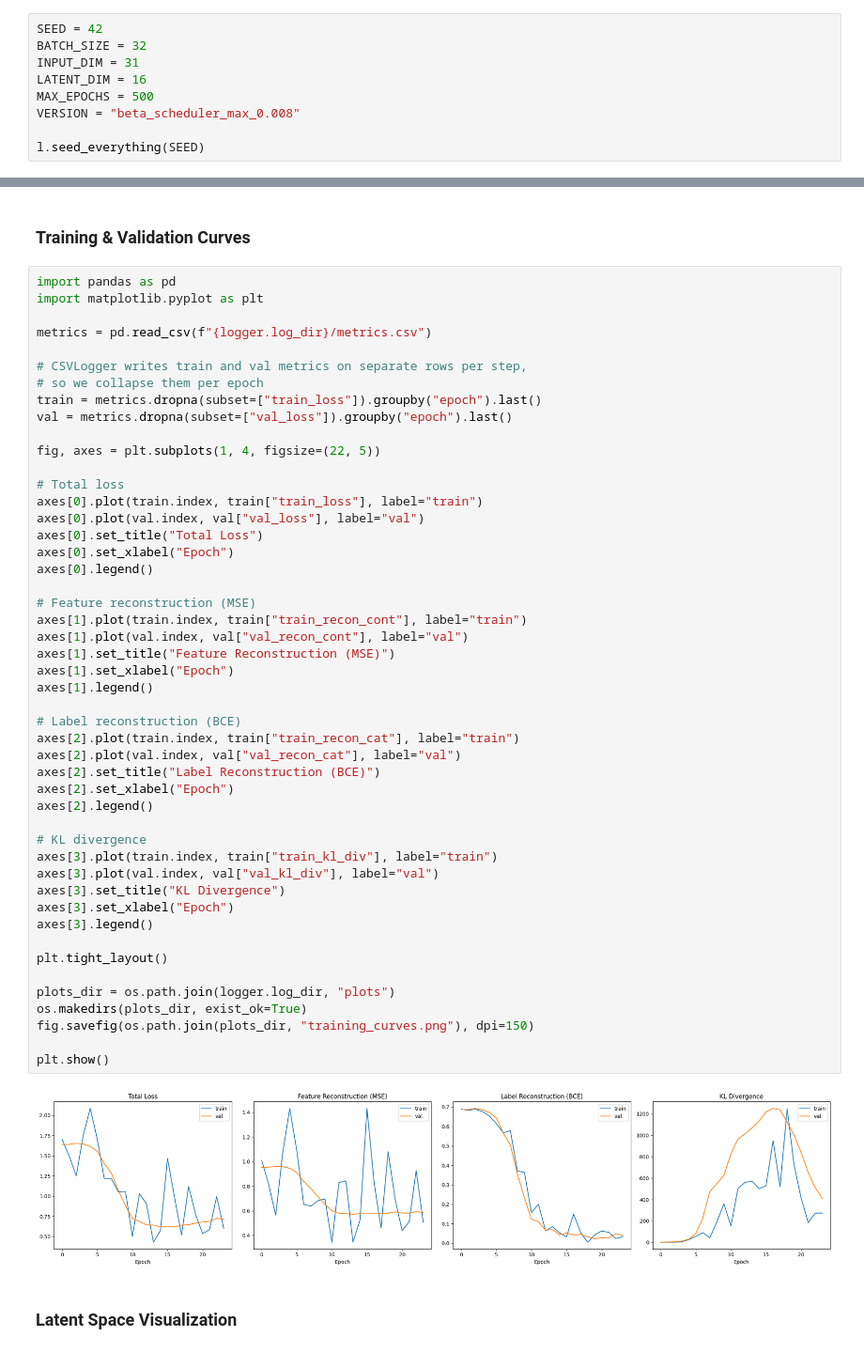
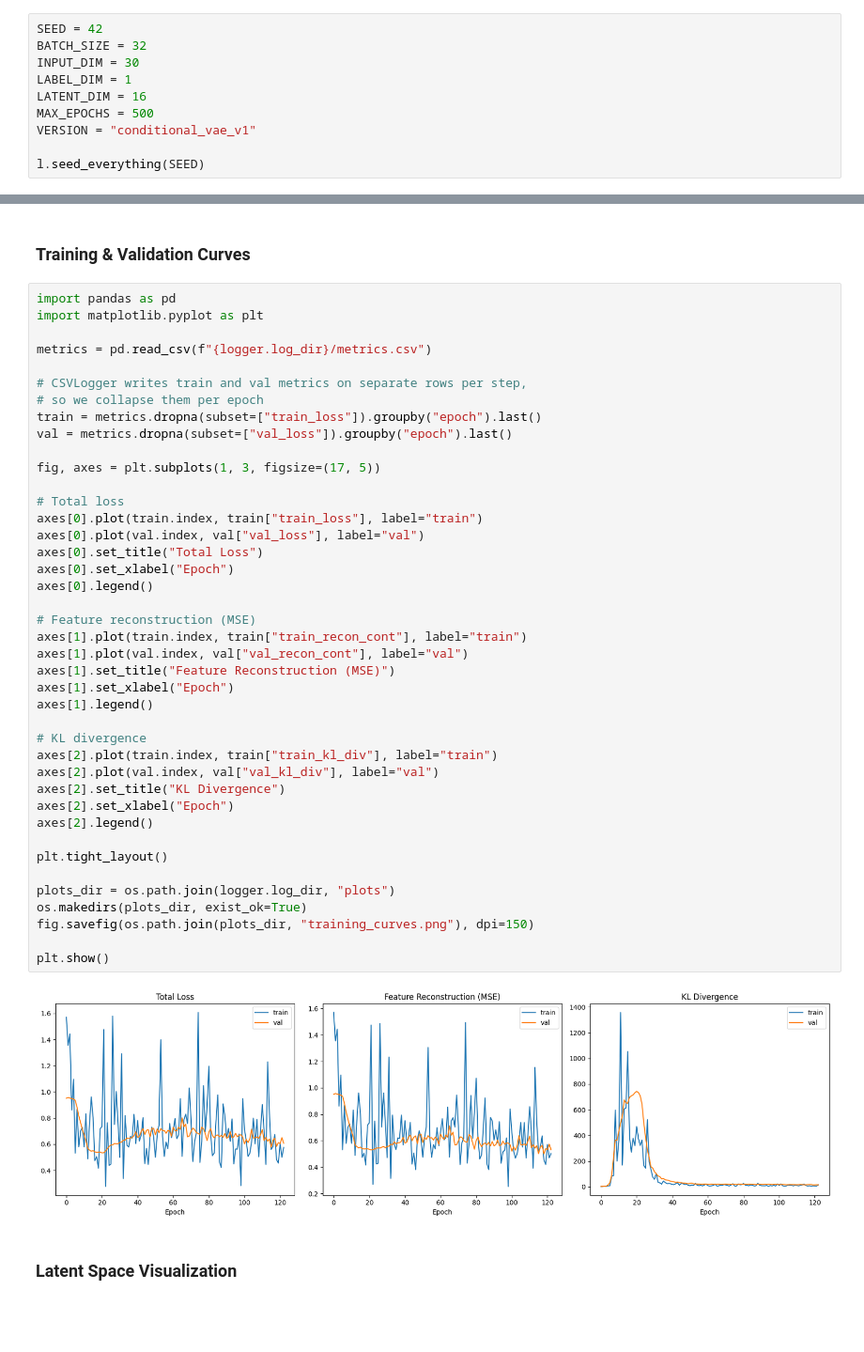
Before and after one commit to gavinkornitsky/DS4420_Project, a Jupyter notebook: train.ipynb, the cells around one changed output, grey strips where cells are left out. Shown at 94% size. Saved outputs shown, nothing was run; the diff lists cells and outputs as text; blank space fills up the shorter version.

Commit message:
conditional vae

```diff
--- a/train.ipynb
+++ b/train.ipynb
@@ -11,10 +11,11 @@ import torch
 # %%
 SEED = 42
 BATCH_SIZE = 32
-INPUT_DIM = 31
+INPUT_DIM = 30
+LABEL_DIM = 1
 LATENT_DIM = 16
 MAX_EPOCHS = 500
-VERSION = "beta_scheduler_max_0.008"
+VERSION = "conditional_vae_v1"
 
 l.seed_everything(SEED)
 # %% [output]
@@ -103,46 +104,39 @@ metrics = pd.read_csv(f"{logger.log_dir}/metrics.csv")
 # so we collapse them per epoch
 train = metrics.dropna(subset=["train_loss"]).groupby("epoch").last()
 val = metrics.dropna(subset=["val_loss"]).groupby("epoch").last()
 
-fig, axes = plt.subplots(1, 4, figsize=(22, 5))
+fig, axes = plt.subplots(1, 3, figsize=(17, 5))
 
 # Total loss
 axes[0].plot(train.index, train["train_loss"], label="train")
 axes[0].plot(val.index, val["val_loss"], label="val")
 axes[0].set_title("Total Loss")
 axes[0].set_xlabel("Epoch")
 axes[0].legend()
 
 # Feature reconstruction (MSE)
 axes[1].plot(train.index, train["train_recon_cont"], label="train")
 axes[1].plot(val.index, val["val_recon_cont"], label="val")
 axes[1].set_title("Feature Reconstruction (MSE)")
 axes[1].set_xlabel("Epoch")
 axes[1].legend()
 
-# Label reconstruction (BCE)
-axes[2].plot(train.index, train["train_recon_cat"], label="train")
-axes[2].plot(val.index, val["val_recon_cat"], label="val")
-axes[2].set_title("Label Reconstruction (BCE)")
+# KL divergence
+axes[2].plot(train.index, train["train_kl_div"], label="train")
+axes[2].plot(val.index, val["val_kl_div"], label="val")
+axes[2].set_title("KL Divergence")
 axes[2].set_xlabel("Epoch")
 axes[2].legend()
-
-# KL divergence
-axes[3].plot(train.index, train["train_kl_div"], label="train")
-axes[3].plot(val.index, val["val_kl_div"], label="val")
-axes[3].set_title("KL Divergence")
-axes[3].set_xlabel("Epoch")
-axes[3].legend()
 
 plt.tight_layout()
 
 plots_dir = os.path.join(logger.log_dir, "plots")
 os.makedirs(plots_dir, exist_ok=True)
 fig.savefig(os.path.join(plots_dir, "training_curves.png"), dpi=150)
 
 plt.show()
 # %% [output]
-[figure, old version]
+[figure, new version]
 # %% [markdown]
 ### Latent Space Visualization
 # %%
```
Also changed, not shown: parts of 4 cells of this notebook, 10 other files.
